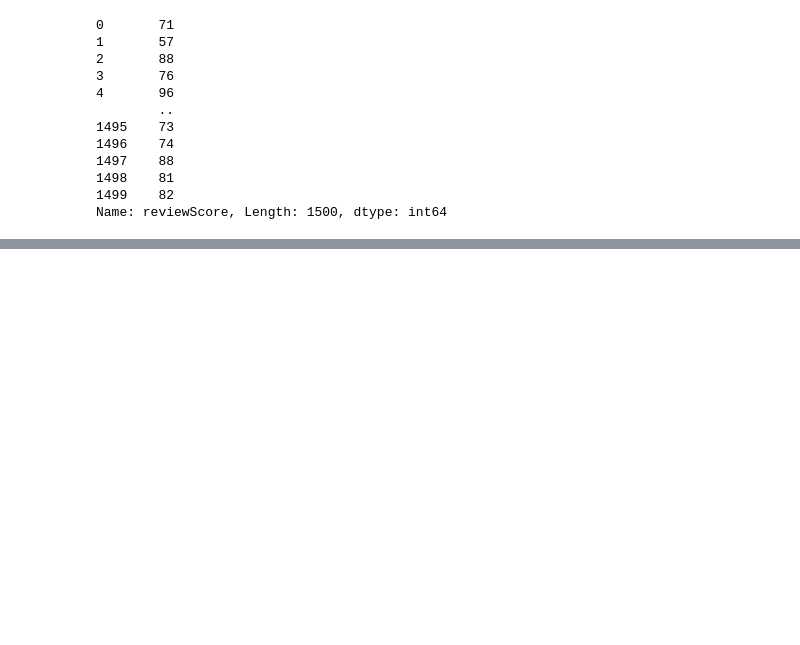
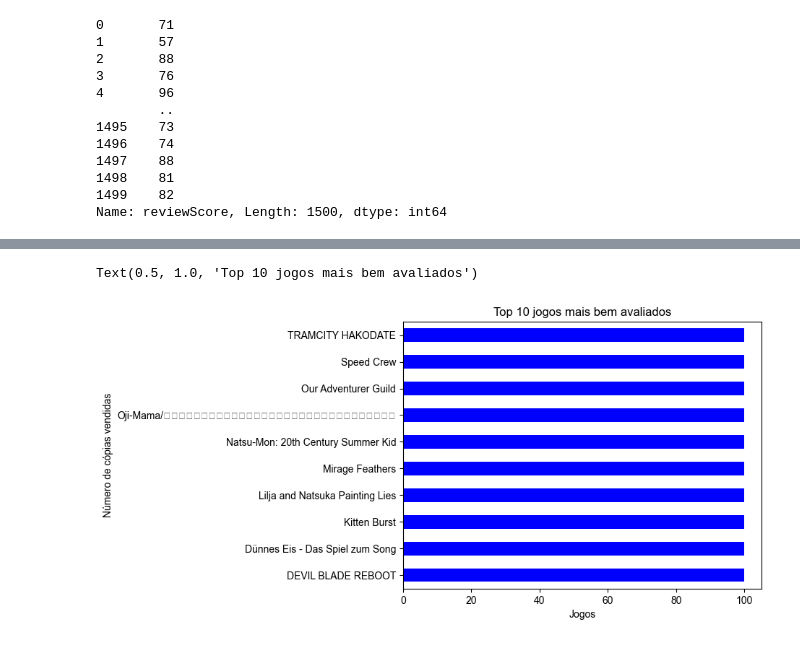
Before and after one commit to lethiciaasevedo1999/projeto-guiado-II, a Jupyter notebook: Lethicia-Asevedo/projeto-guiado.ipynb, the cells around one changed output, grey strips where cells are left out. Saved outputs shown, nothing was run; the diff lists cells and outputs as text; code cells hidden in the pictures; blank space fills up the shorter version.

```diff
--- a/Lethicia-Asevedo/projeto-guiado.ipynb
+++ b/Lethicia-Asevedo/projeto-guiado.ipynb
@@ -121,3 +122,9 @@ top_reviewScore
 | 1030 | Dünnes Eis - Das Spiel zum Song | 16-05-2024 | 6564 | 3.99 | 23571.0 | 0.979879 | 100 | Indie | ... |
 | 1053 | Lilja and Natsuka Painting Lies | 24-07-2024 | 1085 | 22.99 | 22449.0 | 8.273407 | 100 | Indie | ... |
 | 1429 | Our Adventurer Guild | 12-04-2024 | 23699 | 14.99 | 284501.0 | 39.461761 | 100 | Indie | ... |
+# %%
+#Retorna os 10 jogos mais bem avaliados.
+grafico_reviewScore = dataframe.groupby('name')['reviewScore'].sum()
+mais_avaliados = grafico_reviewScore.nlargest(10)
+
+mais_avaliados
@@ -124,3 +144,14 @@ top_reviewScore
+# %%
+#Exibe os 10 jogos mais bem avaliados em forma de gráficos
+
+mais_avaliados = grafico_reviewScore.nlargest(10)
+ax = mais_avaliados.plot(kind='barh', color='blue')
+ax.set_xlabel('Jogos')
+ax.set_ylabel('Número de cópias vendidas')
+ax.set_title('Top 10 jogos mais bem avaliados')
+# %% [output]
+Text(0.5, 1.0, 'Top 10 jogos mais bem avaliados')
+[figure, added]
 # %%
 #Retorna os 10 jogos com mais cópias vendidas
 top_copieSold = dataframe.copiesSold
```
Also changed, not shown: parts of 6 cells of this notebook, 2 other files.
